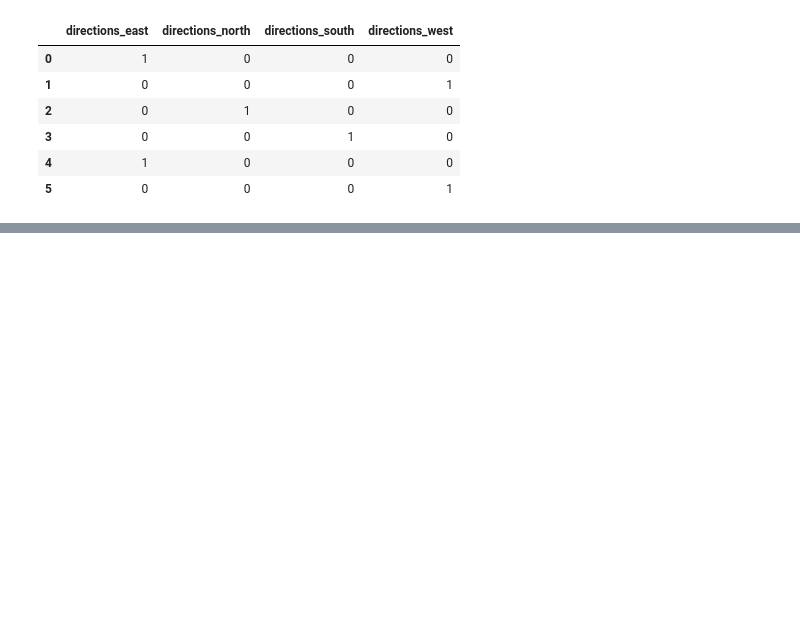
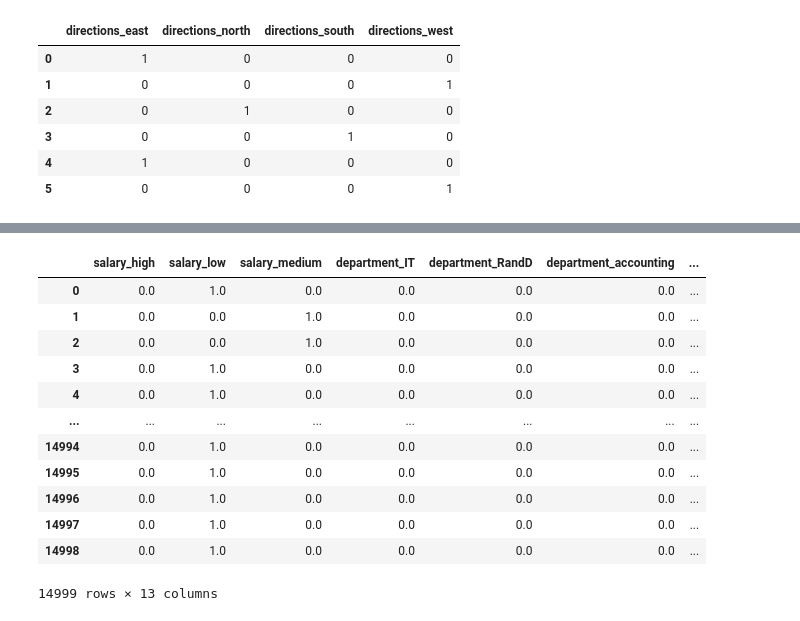
Before and after one commit to hipparagiaishwarya2130-lang/datascience, a Jupyter notebook: Encoding.ipynb, the cells around one changed output, grey strips where cells are left out. Saved outputs shown, nothing was run; the diff lists cells and outputs as text; code cells hidden in the pictures; blank space fills up the shorter version.

```diff
--- a/Encoding.ipynb
+++ b/Encoding.ipynb
@@ -199,0 +272,24 @@ df2_encoded
+# %%
+#task-onehot encoding process
+import pandas as pd
+df10 = pd.read_csv('https://github.com/Taj1920/Data-Analysis-Datasets/raw/refs/heads/main/Datasets-Practice/hr_data.csv')
+from sklearn.preprocessing import OneHotEncoder
+ohe= OneHotEncoder(sparse_output=False)
+data5=ohe.fit_transform(df10[['salary','department']])
+name5=ohe.get_feature_names_out(['salary','department'])
+df10=pd.DataFrame(data5,columns=name5)
+df10
+# %% [output]
+|  | salary_high | salary_low | salary_medium | department_IT | department_RandD | department_accounting | ... |
+| 0 | 0.0 | 1.0 | 0.0 | 0.0 | 0.0 | 0.0 | ... |
+| 1 | 0.0 | 0.0 | 1.0 | 0.0 | 0.0 | 0.0 | ... |
+| 2 | 0.0 | 0.0 | 1.0 | 0.0 | 0.0 | 0.0 | ... |
+| 3 | 0.0 | 1.0 | 0.0 | 0.0 | 0.0 | 0.0 | ... |
+| 4 | 0.0 | 1.0 | 0.0 | 0.0 | 0.0 | 0.0 | ... |
+| ... | ... | ... | ... | ... | ... | ... | ... |
+| 14994 | 0.0 | 1.0 | 0.0 | 0.0 | 0.0 | 0.0 | ... |
+| 14995 | 0.0 | 1.0 | 0.0 | 0.0 | 0.0 | 0.0 | ... |
+| 14996 | 0.0 | 1.0 | 0.0 | 0.0 | 0.0 | 0.0 | ... |
+| 14997 | 0.0 | 1.0 | 0.0 | 0.0 | 0.0 | 0.0 | ... |
+| 14998 | 0.0 | 1.0 | 0.0 | 0.0 | 0.0 | 0.0 | ... |
+14999 rows × 13 columns
```
Also changed, not shown: parts of 6 cells of this notebook.
